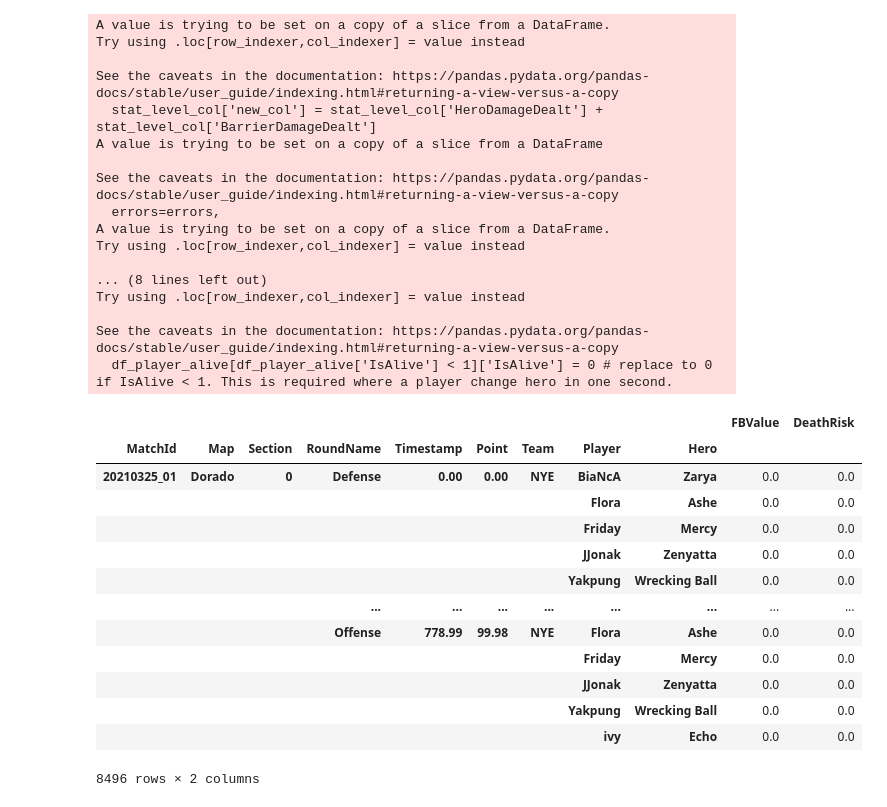
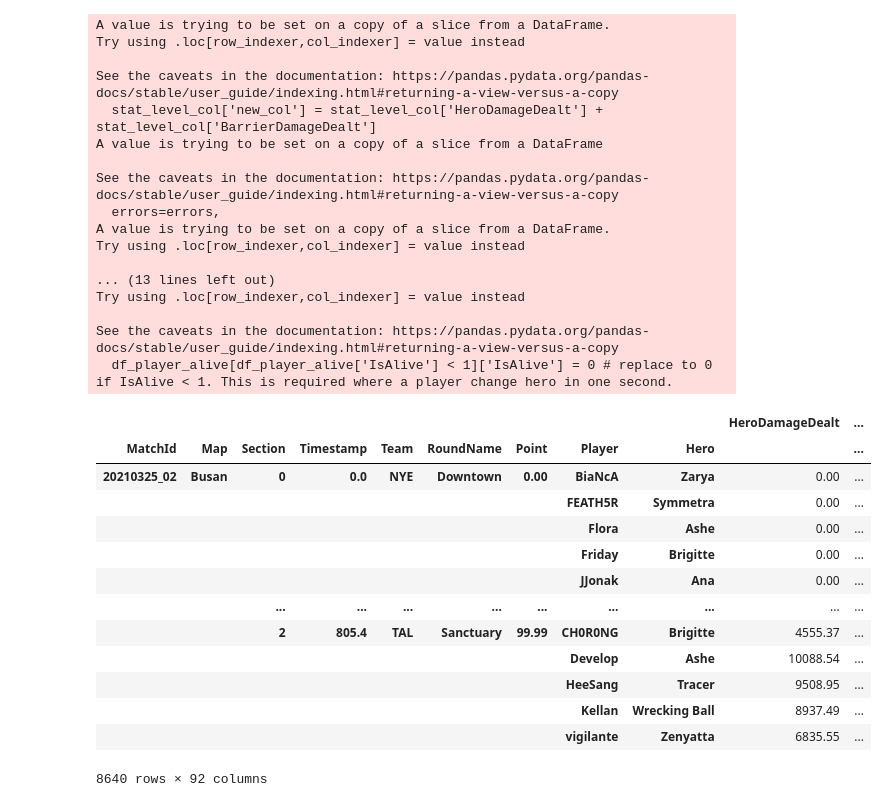
Before and after one commit to yongcheoljeong/owl-scrim_stat_log, a Jupyter notebook: scrim_stat_log.ipynb, the cells around one changed output. Cells and saved outputs as stored; diff of their text form; code cells hidden in the pictures.

```diff
--- a/scrim_stat_log.ipynb
+++ b/scrim_stat_log.ipynb
@@ -507,41 +513,44 @@ class ScrimLog():
     def export_to_csv(self):
         self.df_merge.to_csv(f'results/{scrim.csvname}')
 # %%
-filename = '20210325_01_HZS_Dorado'
+filename = '20210325_02_TAL_Busan'
 scrim = ScrimLog(filename)
 df_WorkshopStat = scrim.df_WorkshopStat
 df_TraditionalStat = scrim.df_TraditionalStat
 df_AdvancedStat = scrim.df_AdvancedStat
-display(df_AdvancedStat[['FBValue', 'DeathRisk']])
+df_TotalStat = scrim.df_TotalStat
+df_merge = scrim.get_df_merge()
+
+display(df_merge)
 # %% [output]
 A value is trying to be set on a copy of a slice from a DataFrame.
 Try using .loc[row_indexer,col_indexer] = value instead
 
 See the caveats in the documentation: https://pandas.pydata.org/pandas-docs/stable/user_guide/indexing.html#returning-a-view-versus-a-copy
   stat_level_col['new_col'] = stat_level_col['HeroDamageDealt'] + stat_level_col['BarrierDamageDealt']
 A value is trying to be set on a copy of a slice from a DataFrame
 
 See the caveats in the documentation: https://pandas.pydata.org/pandas-docs/stable/user_guide/indexing.html#returning-a-view-versus-a-copy
   errors=errors,
 A value is trying to be set on a copy of a slice from a DataFrame.
 Try using .loc[row_indexer,col_indexer] = value instead
 
-... (8 lines left out)
+... (13 lines left out)
 Try using .loc[row_indexer,col_indexer] = value instead
 
 See the caveats in the documentation: https://pandas.pydata.org/pandas-docs/stable/user_guide/indexing.html#returning-a-view-versus-a-copy
   df_player_alive[df_player_alive['IsAlive'] < 1]['IsAlive'] = 0 # replace to 0 if IsAlive < 1. This is required where a player change hero in one second.
-|  |  |  |  |  |  |  |  |  | FBValue | DeathRisk |
-| MatchId | Map | Section | RoundName | Timestamp | Point | Team | Player | Hero |  |  |
-| 20210325_01 | Dorado | 0 | Defense | 0.00 | 0.00 | NYE | BiaNcA | Zarya | 0.0 | 0.0 |
-|  |  |  |  |  |  |  | Flora | Ashe | 0.0 | 0.0 |
-|  |  |  |  |  |  |  | Friday | Mercy | 0.0 | 0.0 |
-|  |  |  |  |  |  |  | JJonak | Zenyatta | 0.0 | 0.0 |
-|  |  |  |  |  |  |  | Yakpung | Wrecking Ball | 0.0 | 0.0 |
-|  |  |  | ... | ... | ... | ... | ... | ... | ... | ... |
-|  |  |  | Offense | 778.99 | 99.98 | NYE | Flora | Ashe | 0.0 | 0.0 |
-|  |  |  |  |  |  |  | Friday | Mercy | 0.0 | 0.0 |
-|  |  |  |  |  |  |  | JJonak | Zenyatta | 0.0 | 0.0 |
-|  |  |  |  |  |  |  | Yakpung | Wrecking Ball | 0.0 | 0.0 |
-|  |  |  |  |  |  |  | ivy | Echo | 0.0 | 0.0 |
+|  |  |  |  |  |  |  |  |  | HeroDamageDealt | ... |
+| MatchId | Map | Section | Timestamp | Team | RoundName | Point | Player | Hero |  | ... |
+| 20210325_02 | Busan | 0 | 0.0 | NYE | Downtown | 0.00 | BiaNcA | Zarya | 0.00 | ... |
+|  |  |  |  |  |  |  | FEATH5R | Symmetra | 0.00 | ... |
+|  |  |  |  |  |  |  | Flora | Ashe | 0.00 | ... |
+|  |  |  |  |  |  |  | Friday | Brigitte | 0.00 | ... |
+|  |  |  |  |  |  |  | JJonak | Ana | 0.00 | ... |
+|  |  | ... | ... | ... | ... | ... | ... | ... | ... | ... |
+|  |  | 2 | 805.4 | TAL | Sanctuary | 99.99 | CH0R0NG | Brigitte | 4555.37 | ... |
+|  |  |  |  |  |  |  | Develop | Ashe | 10088.54 | ... |
+|  |  |  |  |  |  |  | HeeSang | Tracer | 9508.95 | ... |
+|  |  |  |  |  |  |  | Kellan | Wrecking Ball | 8937.49 | ... |
+|  |  |  |  |  |  |  | vigilante | Zenyatta | 6835.55 | ... |
-8496 rows × 2 columns
+8640 rows × 92 columns
```
Also changed, not shown: parts of 7 cells of this notebook, 3 other files.
